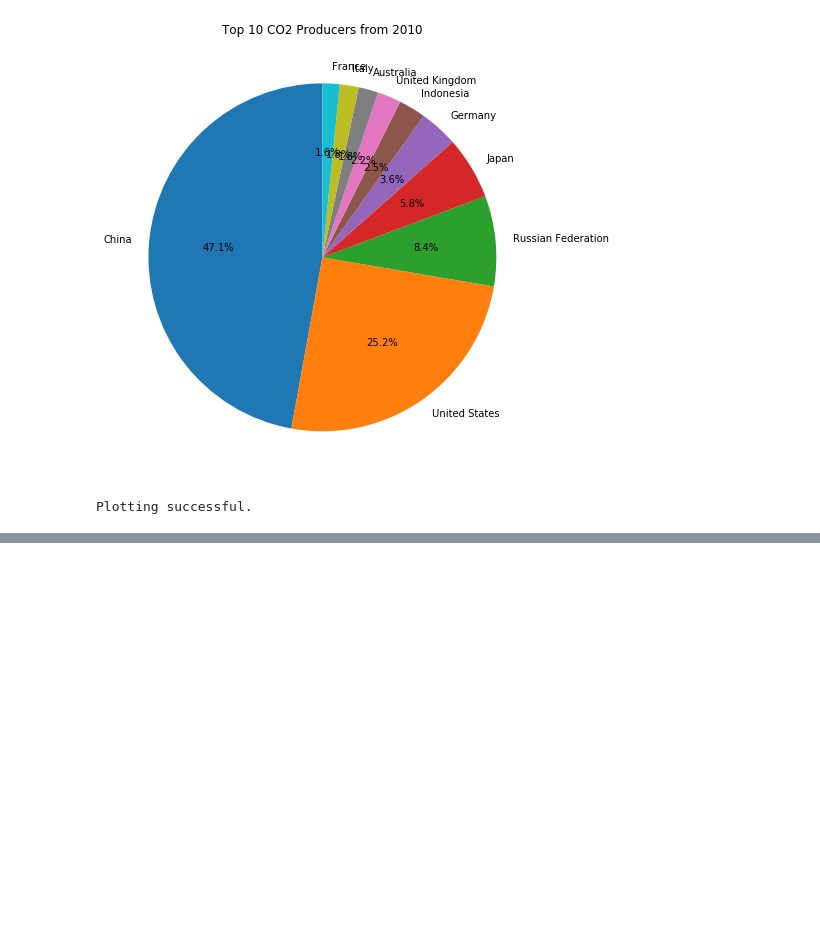
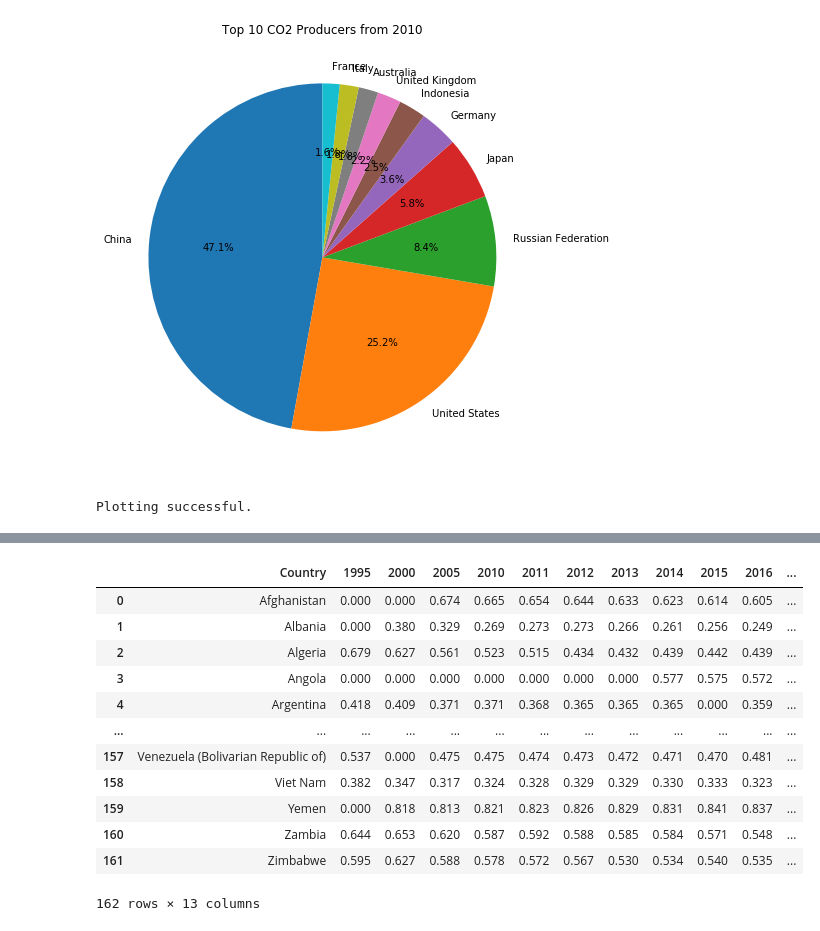
Before and after one commit to brettkfuller/govspending_project1_team5, a Jupyter notebook: project1_team5_mav.ipynb, the cells around one changed output, grey strips where cells are left out. Saved outputs shown, nothing was run; the diff lists cells and outputs as text; code cells hidden in the pictures; blank space fills up the shorter version.

Commit message:
Adding Gender analysis

```diff
--- a/project1_team5_mav.ipynb
+++ b/project1_team5_mav.ipynb
@@ -448,0 +466,21 @@ Plotting successful.
+# %%
+# Data Cleansing
+undp_gii_df = pd.read_csv(f"{source_data_dir}/gender_inequality_index.csv")
+# %%
+undp_gii_df.fillna(0, inplace=True)
+gii_merged_df = undp_gii_df.merge(imf_gov_expenses_pivot_df)
+wb_pisa_ps_merged_df = pisa_merged.merge(wb_data_per_student_df, how="inner", on=['Country', 'Year'])
+# %% [output]
+|  | Country | 1995 | 2000 | 2005 | 2010 | 2011 | 2012 | 2013 | 2014 | 2015 | 2016 | ... |
+| 0 | Afghanistan | 0.000 | 0.000 | 0.674 | 0.665 | 0.654 | 0.644 | 0.633 | 0.623 | 0.614 | 0.605 | ... |
+| 1 | Albania | 0.000 | 0.380 | 0.329 | 0.269 | 0.273 | 0.273 | 0.266 | 0.261 | 0.256 | 0.249 | ... |
+| 2 | Algeria | 0.679 | 0.627 | 0.561 | 0.523 | 0.515 | 0.434 | 0.432 | 0.439 | 0.442 | 0.439 | ... |
+| 3 | Angola | 0.000 | 0.000 | 0.000 | 0.000 | 0.000 | 0.000 | 0.000 | 0.577 | 0.575 | 0.572 | ... |
+| 4 | Argentina | 0.418 | 0.409 | 0.371 | 0.371 | 0.368 | 0.365 | 0.365 | 0.365 | 0.000 | 0.359 | ... |
+| ... | ... | ... | ... | ... | ... | ... | ... | ... | ... | ... | ... | ... |
+| 157 | Venezuela (Bolivarian Republic of) | 0.537 | 0.000 | 0.475 | 0.475 | 0.474 | 0.473 | 0.472 | 0.471 | 0.470 | 0.481 | ... |
+| 158 | Viet Nam | 0.382 | 0.347 | 0.317 | 0.324 | 0.328 | 0.329 | 0.329 | 0.330 | 0.333 | 0.323 | ... |
+| 159 | Yemen | 0.000 | 0.818 | 0.813 | 0.821 | 0.823 | 0.826 | 0.829 | 0.831 | 0.841 | 0.837 | ... |
+| 160 | Zambia | 0.644 | 0.653 | 0.620 | 0.587 | 0.592 | 0.588 | 0.585 | 0.584 | 0.571 | 0.548 | ... |
+| 161 | Zimbabwe | 0.595 | 0.627 | 0.588 | 0.578 | 0.572 | 0.567 | 0.530 | 0.534 | 0.540 | 0.535 | ... |
+162 rows × 13 columns
```
Also changed, not shown: parts of 7 cells of this notebook, 1 other file.
